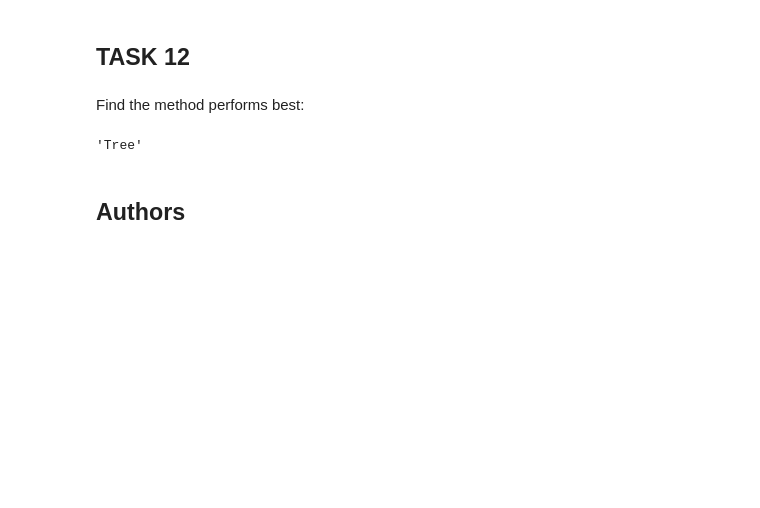
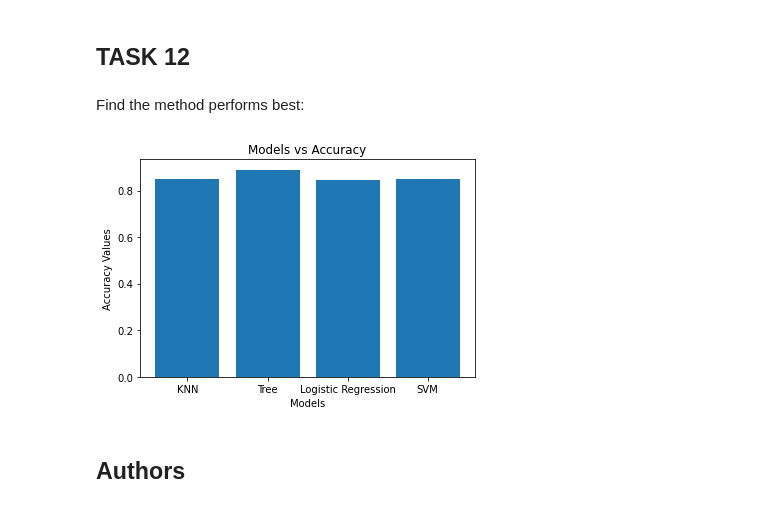
Before and after one commit to rohitambati/IBM-SpaceX-Applied-Capstone-Project, a Jupyter notebook: Machine Learning Prediction.ipynb, the cells around one changed output. Drawn from its saved outputs; the diff is of its cells as text; code cells hidden in the pictures; blank space fills up the shorter version.

```diff
--- a/Machine Learning Prediction.ipynb
+++ b/Machine Learning Prediction.ipynb
@@ -298,9 +301,17 @@ Find the method performs best:
 # %%
 algorithms = {'KNN':knn_cv.best_score_,'Tree':tree_cv.best_score_,'LogisticRegression':logreg_cv.best_score_}
 best_algorithm = max(algorithms, key=algorithms.get)
 best_algorithm
+
+x = ['KNN', 'Tree', 'Logistic Regression', 'SVM']
+y = [knn_cv.best_score_, tree_cv.best_score_, logreg_cv.best_score_,  svm_cv.best_score_]
+plt.bar(x,y)
+plt.xlabel('Models')
+plt.ylabel('Accuracy Values')
+plt.title('Models vs Accuracy')
+plt.show()
 # %% [output]
-'Tree'
+[figure, added]
 # %% [markdown]
 ## Authors
 # %% [markdown]
```
Also changed, not shown: parts of 6 cells of this notebook.
